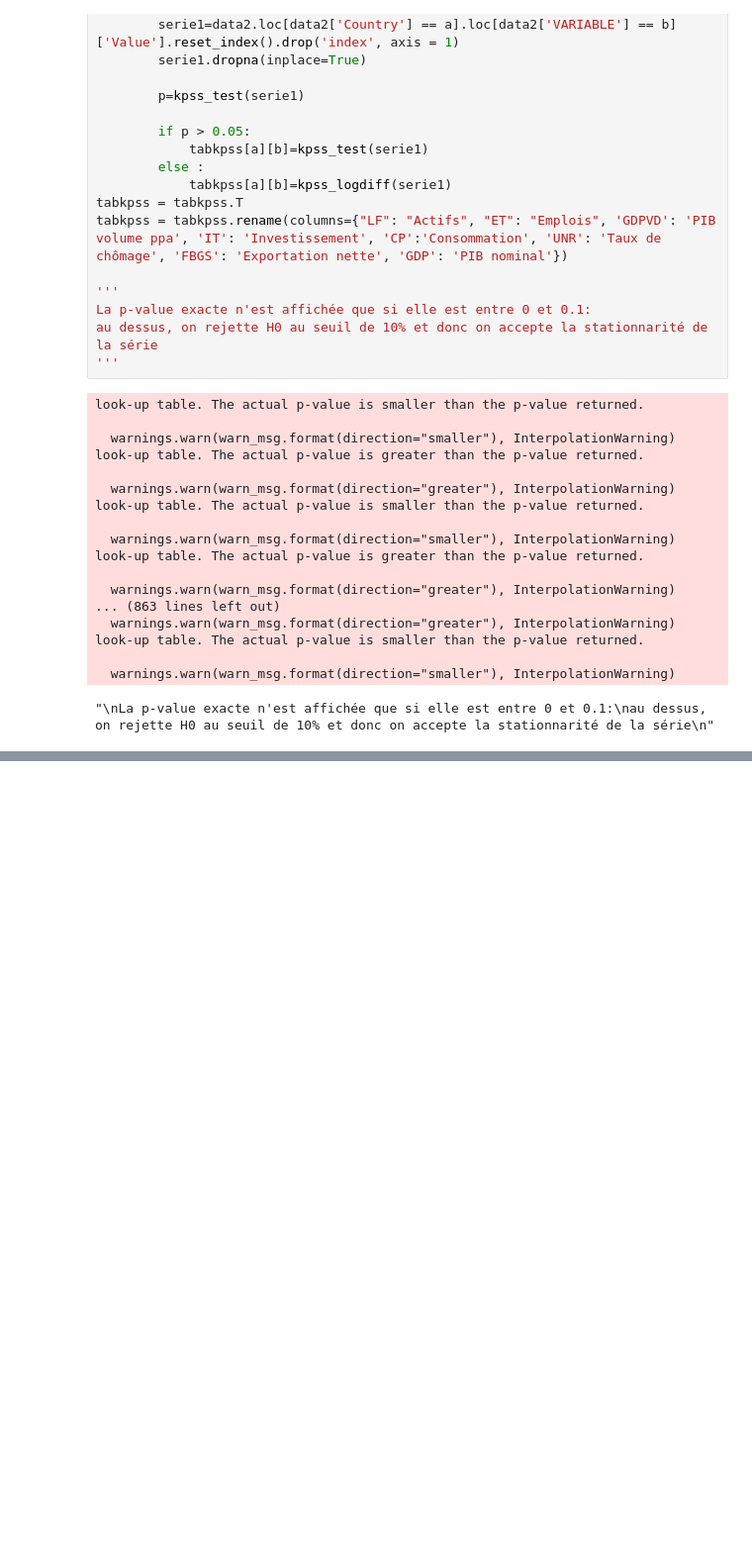
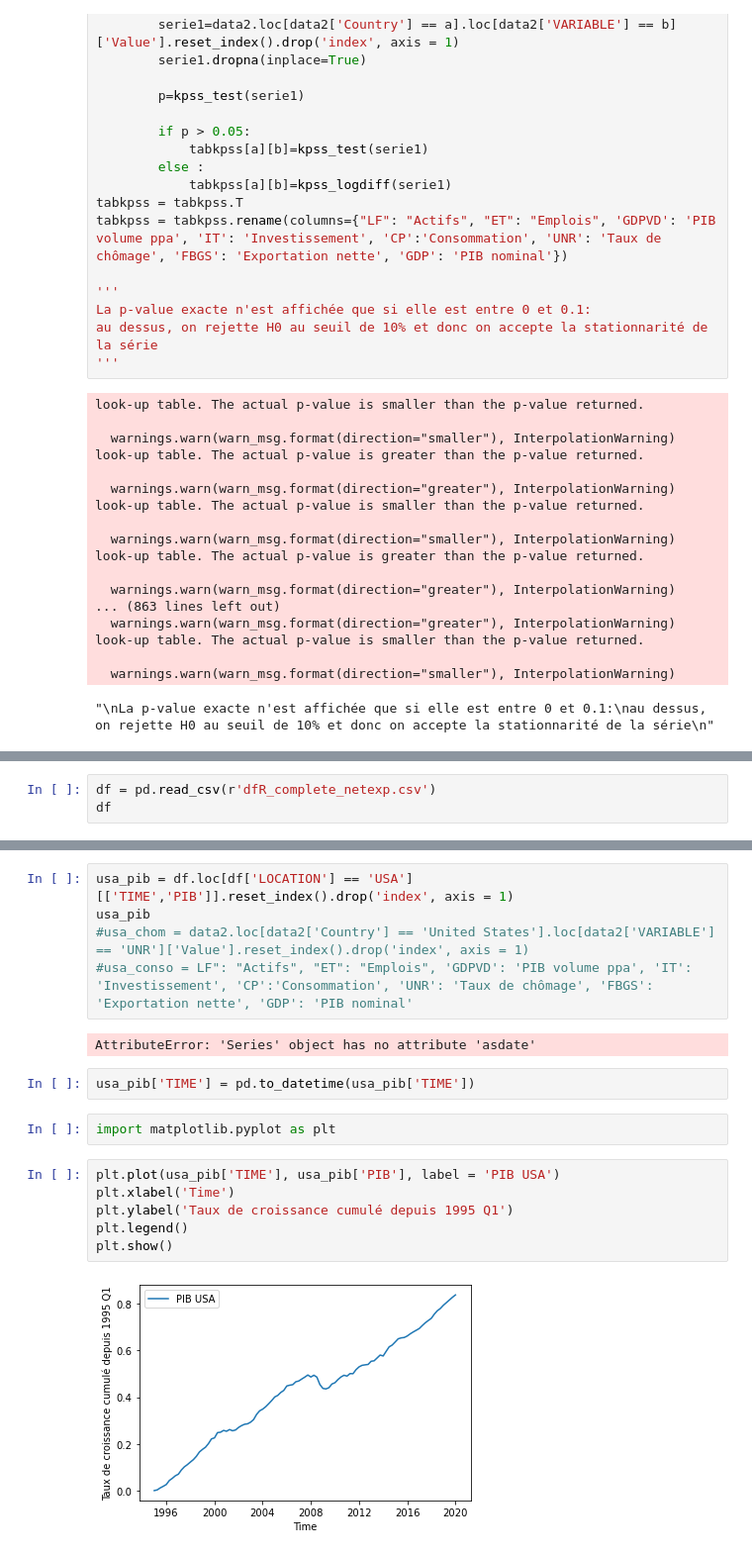
Before and after one commit to Adrien-Mcode/Stat-app-Trumpnomics, a Jupyter notebook: Stationnarité.ipynb, the cells around one changed output, grey strips where cells are left out. Shown: that part at 99% size. Saved outputs shown, nothing was run; the diff lists cells and outputs as text; blank space fills up the shorter version.

Commit message:
statdesc graph

```diff
--- a/Stationnarité.ipynb
+++ b/Stationnarité.ipynb
@@ -291,3 +290,6 @@ tabkpss.style.applymap(lambda x: 'background-color : yellow' if x > 0.05 else ''
 | United States | 0.098000 | 0.100000 | 0.100000 | 0.100000 | 0.083000 | 0.100000 | nan | ... |
 | Korea | 0.100000 | 0.100000 | 0.047000 | 0.100000 | 0.028000 | 0.100000 | 0.100000 | ... |
 | Slovak Republic | 0.080000 | 0.100000 | 0.100000 | 0.100000 | 0.019000 | 0.070000 | 0.100000 | ... |
+# %%
+df = pd.read_csv(r'dfR_complete_netexp.csv')
+df
@@ -293,0 +310,19 @@ tabkpss.style.applymap(lambda x: 'background-color : yellow' if x > 0.05 else ''
+# %%
+usa_pib = df.loc[df['LOCATION'] == 'USA'][['TIME','PIB']].reset_index().drop('index', axis = 1)
+usa_pib
+#usa_chom = data2.loc[data2['Country'] == 'United States'].loc[data2['VARIABLE'] == 'UNR']['Value'].reset_index().drop('index', axis = 1)
+#usa_conso = LF": "Actifs", "ET": "Emplois", 'GDPVD': 'PIB volume ppa', 'IT': 'Investissement', 'CP':'Consommation', 'UNR': 'Taux de chômage', 'FBGS': 'Exportation nette', 'GDP': 'PIB nominal'
+# %% [output]
+AttributeError: 'Series' object has no attribute 'asdate'
+# %%
+usa_pib['TIME'] = pd.to_datetime(usa_pib['TIME'])
+# %%
+import matplotlib.pyplot as plt
+# %%
+plt.plot(usa_pib['TIME'], usa_pib['PIB'], label = 'PIB USA')
+plt.xlabel('Time')
+plt.ylabel('Taux de croissance cumulé depuis 1995 Q1')
+plt.legend()
+plt.show()
+# %% [output]
+[figure, added]
```
Also changed, not shown: parts of 9 cells of this notebook.
